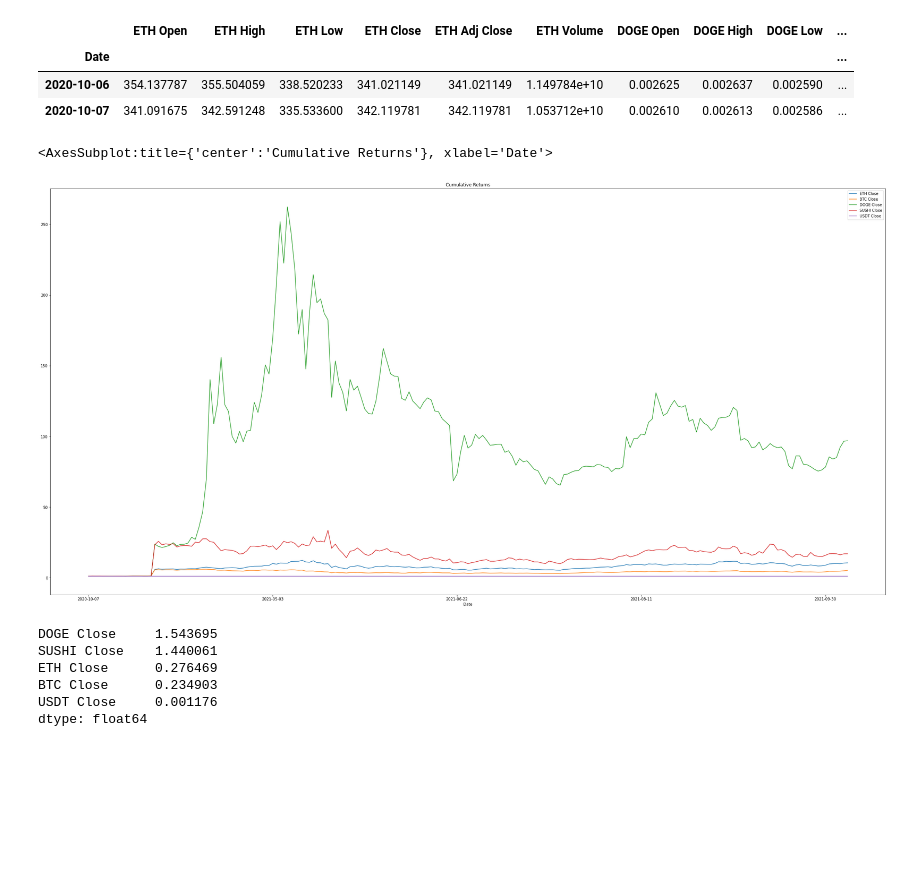
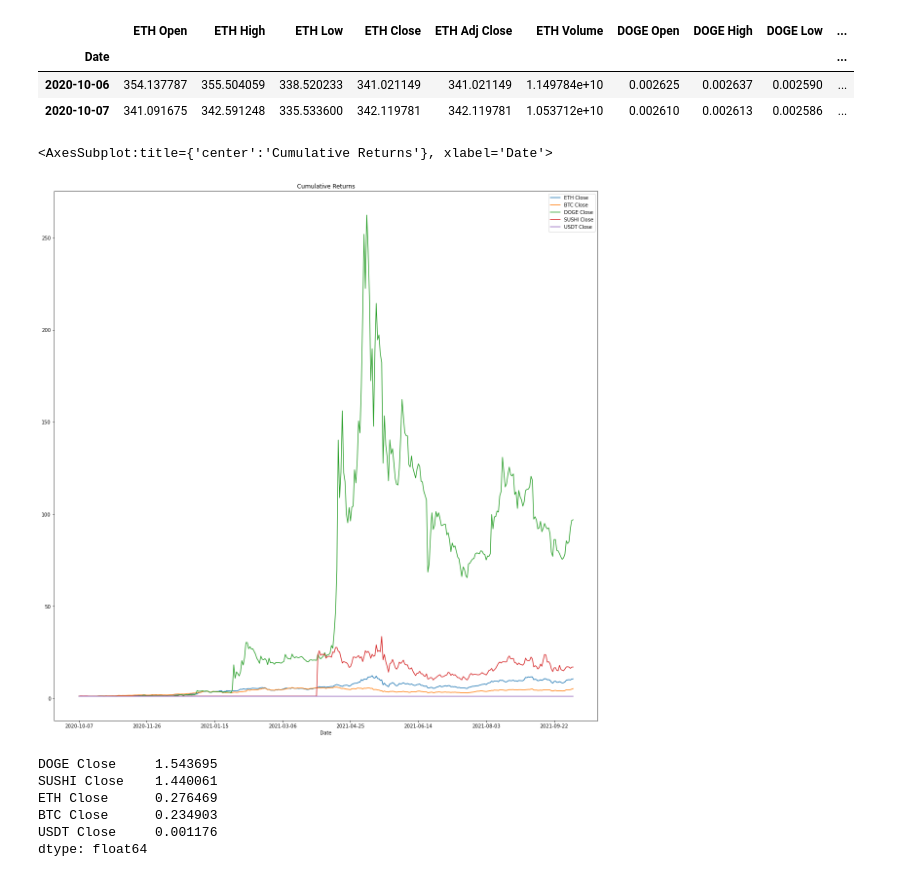
Before and after one commit to pysouzhny/GWU_Project_1, a Jupyter notebook: Crypto_Analysis.ipynb, the cells around one changed output. Saved outputs shown, nothing was run; the diff lists cells and outputs as text; code cells hidden in the pictures; blank space fills up the shorter version.

Commit message:
new plots

```diff
--- a/Crypto_Analysis.ipynb
+++ b/Crypto_Analysis.ipynb
@@ -60,3 +60,27 @@ Tether_data.head()
 | 2020-10-08 | 1.00 | 1.01 | 0.99 | 1.00 | 1.00 | 33458865269.00 | USDT |
 | 2020-10-09 | NaN | NaN | NaN | NaN | NaN | NaN | USDT |
 | 2020-10-10 | 1.00 | 1.00 | 1.00 | 1.00 | 1.00 | 41298643279.00 | USDT |
+# %%
+Bitcoin_data['Total Traded'] = Bitcoin_data['BTC Open'] * Bitcoin_data['BTC Volume']
+Bitcoin_data.dropna(inplace=True)
+#Bitcoin_data.drop(columns='ticker', inplace=True)
+
+Euthereum_data['Total Traded'] = Euthereum_data['ETH Open'] * Euthereum_data['ETH Volume']
+Euthereum_data.dropna(inplace=True)
+#Euthereum_data.drop(columns='ticker', inplace=True)
+
+Doge_data['Total Traded'] = Doge_data['DOGE Open'] * Doge_data['DOGE Volume']
+Doge_data.dropna(inplace=True)
+#Doge_data.drop(columns='ticker', inplace=True)
+
+Sushi_data['Total Traded'] = Sushi_data['SUSHI Open'] * Sushi_data['SUSHI Volume']
+Sushi_data.dropna(inplace=True)
+#Sushi_data.drop(columns='ticker', inplace=True)
+
+Tether_data['Total Traded'] = Tether_data['USDT Open'] * Tether_data['USDT Volume']
+Tether_data.dropna(inplace=True)
+#Tether_data.drop(columns='ticker', inplace=True)
+
+Trade_data=pd.concat([Euthereum_data,Bitcoin_data,Doge_data,Sushi_data,Tether_data],axis='rows').loc[:,['Total Traded','ticker']].dropna()
+Trade_data.reset_index(inplace=True)
+Trade_data.head()
@@ -81,10 +112,10 @@ Crypto_data.head(2)
 | 2020-10-07 | 341.091675 | 342.591248 | 335.533600 | 342.119781 | 342.119781 | 1.053712e+10 | 0.002610 | 0.002613 | 0.002586 | ... |
 # %%
 Crypto_Daily_Returns=Crypto_data[['ETH Close','BTC Close','DOGE Close','SUSHI Close','USDT Close']].pct_change().dropna()
-(1+Crypto_Daily_Returns).cumprod().plot(figsize=(40, 20), title="Cumulative Returns")
+(1+Crypto_Daily_Returns).cumprod().plot(figsize=(20, 20), title="Cumulative Returns")
 # %% [output]
 <AxesSubplot:title={'center':'Cumulative Returns'}, xlabel='Date'>
-[figure, old version]
+[figure, new version]
 # %%
 Crypto_Daily_Returns.std().sort_values(ascending=False)
 # %% [output]
```
Also changed, not shown: parts of 5 cells of this notebook.
